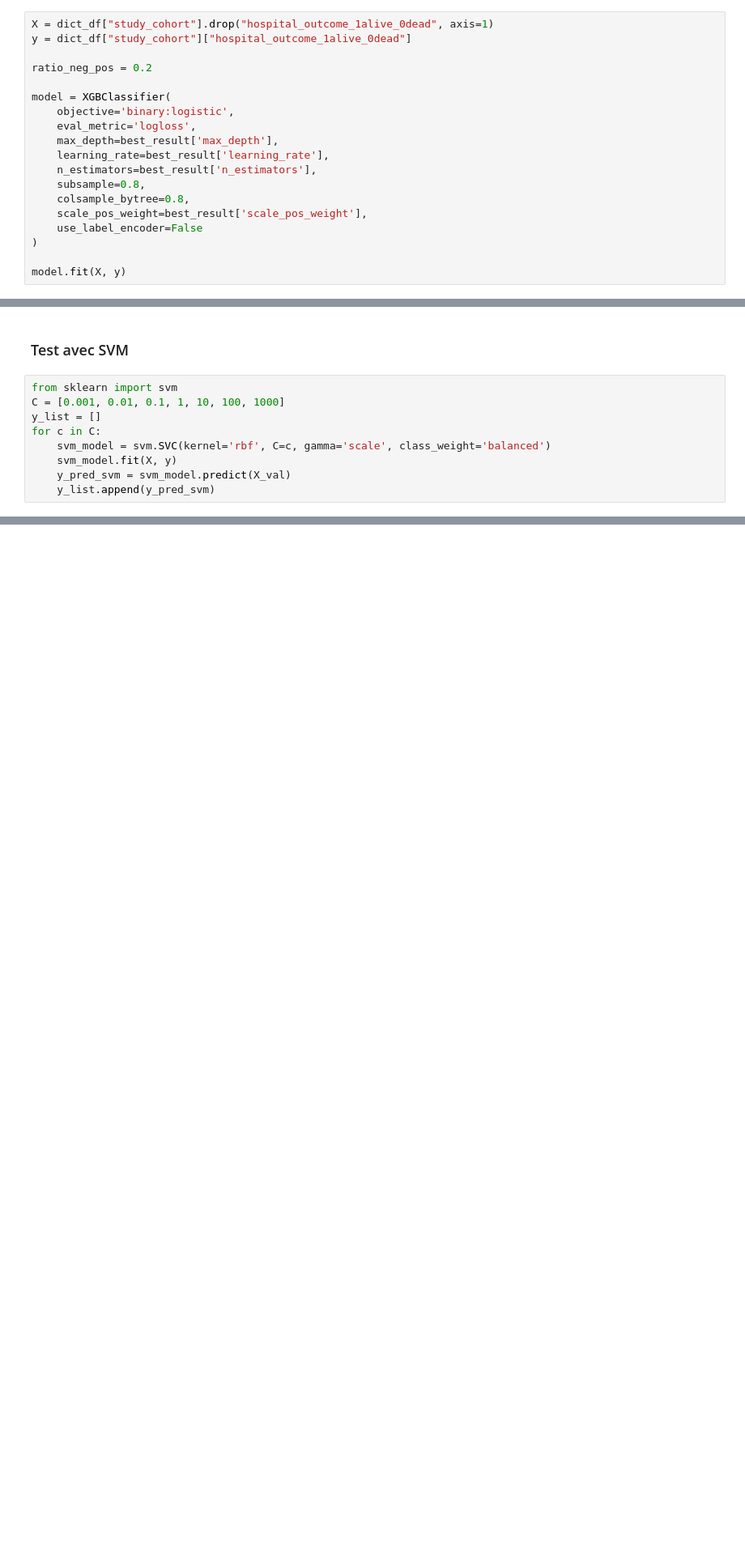
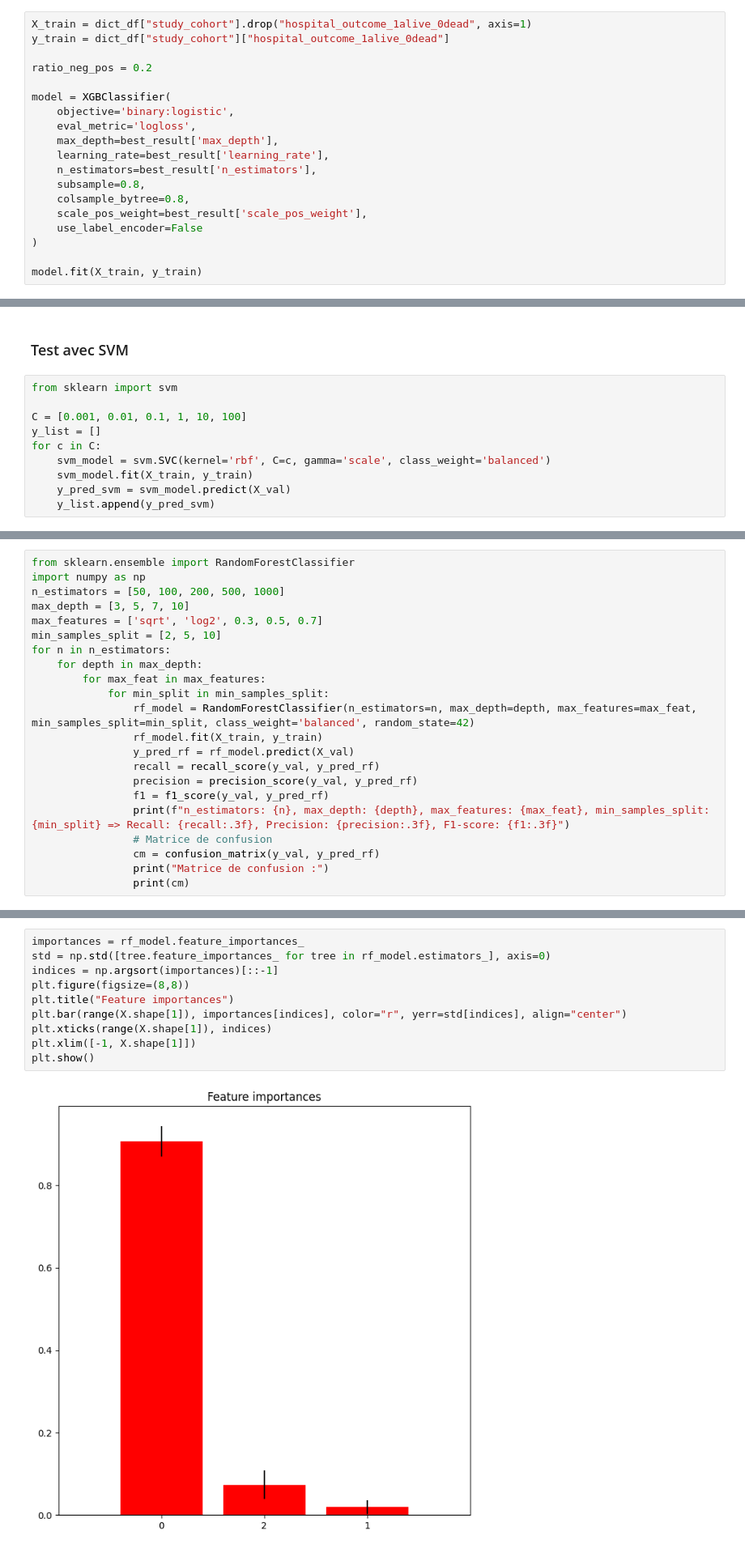
Before and after one commit to pupintimeo-max/Project-ML, a Jupyter notebook: Notebook.ipynb, the cells around one changed output, grey strips where cells are left out. Shown at 81% size. Drawn from its saved outputs; the diff is of its cells as text; blank space fills up the shorter version.

Commit message:
étude d'hyperparamètre avec SVM et RandomForest

```diff
--- a/Notebook.ipynb
+++ b/Notebook.ipynb
@@ -618,8 +618,8 @@ print(best_result)
 Meilleur résultat (sans recall=1) :
 {'max_depth': 7, 'learning_rate': 0.2, 'n_estimators': 100, 'scale_pos_weight': 0.2, 'recall': 0.5663716814159292, 'precision': 0.8421052631578947, 'f1': 0.6772486772486772}
 # %%
-X = dict_df["study_cohort"].drop("hospital_outcome_1alive_0dead", axis=1)
-y = dict_df["study_cohort"]["hospital_outcome_1alive_0dead"]
+X_train = dict_df["study_cohort"].drop("hospital_outcome_1alive_0dead", axis=1)
+y_train = dict_df["study_cohort"]["hospital_outcome_1alive_0dead"]
 
 ratio_neg_pos = 0.2
 
@@ -635,5 +635,5 @@ model = XGBClassifier(
     use_label_encoder=False
 )
 
-model.fit(X, y)
+model.fit(X_train, y_train)
 # %% [output]
@@ -695,11 +695,12 @@ Nous allons donc essayer de trouver un meilleur classifieur.
 ### Test avec SVM
 # %%
 from sklearn import svm
-C = [0.001, 0.01, 0.1, 1, 10, 100, 1000]
+
+C = [0.001, 0.01, 0.1, 1, 10, 100]
 y_list = []
 for c in C:
     svm_model = svm.SVC(kernel='rbf', C=c, gamma='scale', class_weight='balanced')
-    svm_model.fit(X, y)
+    svm_model.fit(X_train, y_train)
     y_pred_svm = svm_model.predict(X_val)
     y_list.append(y_pred_svm)
 # %%
@@ -768,0 +783,22 @@ Matrice de confusion :
+# %%
+from sklearn.ensemble import RandomForestClassifier
+import numpy as np
+n_estimators = [50, 100, 200, 500, 1000]
+max_depth = [3, 5, 7, 10]
+max_features = ['sqrt', 'log2', 0.3, 0.5, 0.7]
+min_samples_split = [2, 5, 10]
+for n in n_estimators:
+    for depth in max_depth:
+        for max_feat in max_features:
+            for min_split in min_samples_split:
+                rf_model = RandomForestClassifier(n_estimators=n, max_depth=depth, max_features=max_feat, min_samples_split=min_split, class_weight='balanced', random_state=42)
+                rf_model.fit(X_train, y_train)
+                y_pred_rf = rf_model.predict(X_val)
+                recall = recall_score(y_val, y_pred_rf)
+                precision = precision_score(y_val, y_pred_rf)
+                f1 = f1_score(y_val, y_pred_rf)
+                print(f"n_estimators: {n}, max_depth: {depth}, max_features: {max_feat}, min_samples_split: {min_split} => Recall: {recall:.3f}, Precision: {precision:.3f}, F1-score: {f1:.3f}")
+                # Matrice de confusion
+                cm = confusion_matrix(y_val, y_pred_rf)
+                print("Matrice de confusion :")
+                print(cm)
@@ -769,2 +823,14 @@ Matrice de confusion :
+# %%
+importances = rf_model.feature_importances_
+std = np.std([tree.feature_importances_ for tree in rf_model.estimators_], axis=0)
+indices = np.argsort(importances)[::-1]
+plt.figure(figsize=(8,8))
+plt.title("Feature importances")
+plt.bar(range(X.shape[1]), importances[indices], color="r", yerr=std[indices], align="center")
+plt.xticks(range(X.shape[1]), indices)
+plt.xlim([-1, X.shape[1]])
+plt.show()
+# %% [output]
+[figure, added]
 # %% [markdown]
 # IV. Conclusion de l'étude : performance du modèle et limites
```
Also changed, not shown: parts of 7 cells of this notebook.
